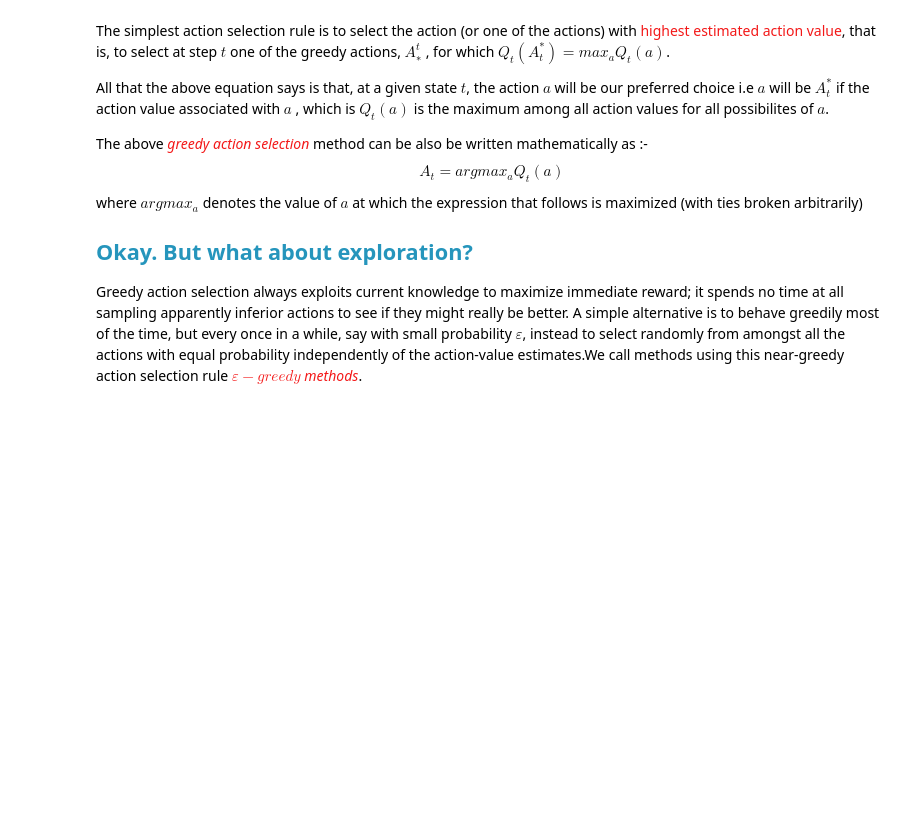
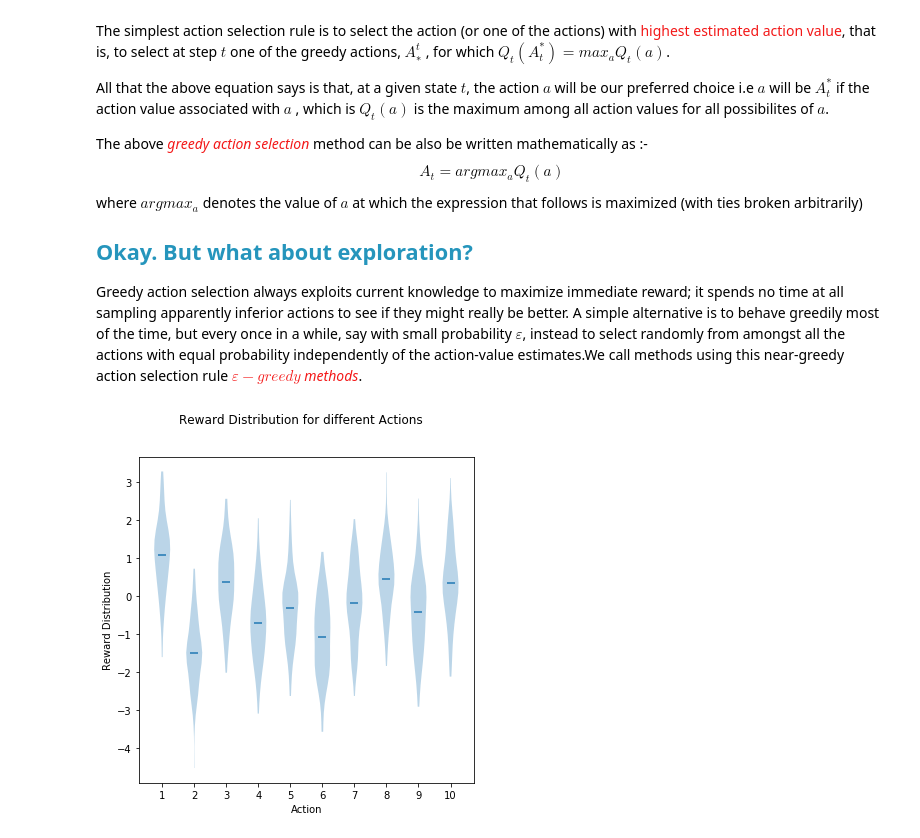
Before and after one commit to alokwhitewolf/Reinforcement-Learning, a Jupyter notebook: ch_02/K-Armed-Bandit.ipynb, the cells around one changed output. Drawn from its saved outputs; the diff is of its cells as text; code cells hidden in the pictures; blank space fills up the shorter version.

```diff
--- a/ch_02/K-Armed-Bandit.ipynb
+++ b/ch_02/K-Armed-Bandit.ipynb
@@ -62 +64,34 @@ import matplotlib
 %matplotlib inline
+# %%
+# An example bandit problem
+
+import random
+import numpy as np
+import matplotlib.pyplot as plt
+
+def example_bandit_rewards_plot():
+    # fake data
+    fs = 10  # fontsize
+    pos = [1, 2, 3, 4, 5, 6, 7, 8, 9, 10]
+    data = [np.random.normal(0, std, size=100) for std in pos]
+
+    fig, axes = plt.subplots(nrows=1, ncols=1, figsize=(6, 6))
+    optimal_action_values = np.random.normal(0, 1, size=10)
+
+    rewards = [np.random.normal(optimal_action_value,1,size=100) for optimal_action_value in optimal_action_values]
+
+    axes.violinplot(rewards, pos, points=20,
+                          showmeans=True, showextrema=False, showmedians=False)
+    #axes.set_title('Reward Distribution for different Actions', fontsize=fs)
+
+
+    axes.set_xlabel("Action")
+    axes.set_xticks(pos)
+    axes.set_ylabel("Reward Distribution")
+    fig.suptitle("Reward Distribution for different Actions")
+    #fig.subplots_adjust(hspace=0.4)
+    plt.show()
+
+example_bandit_rewards_plot()
+# %% [output]
+[figure, added]
```
Also changed, not shown: parts of 3 cells of this notebook.
